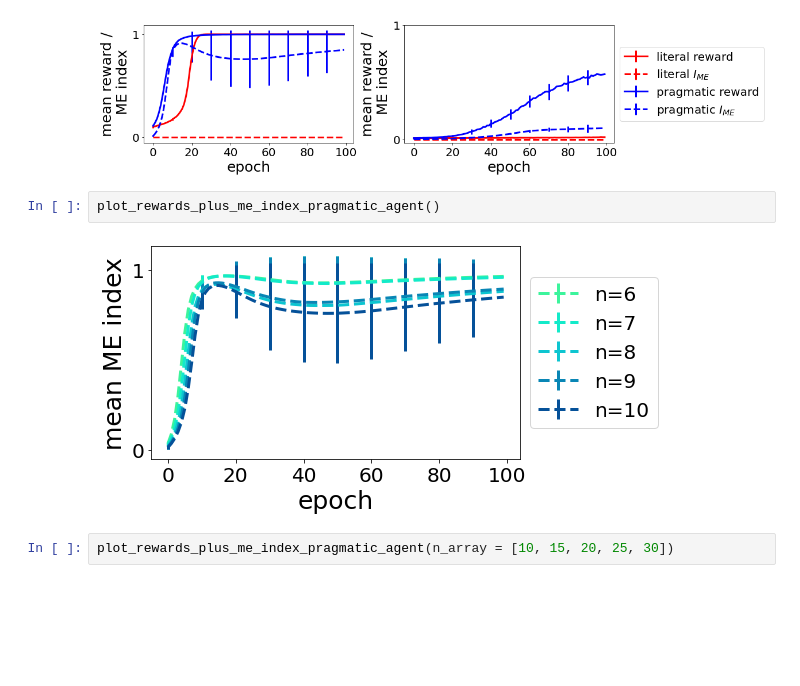
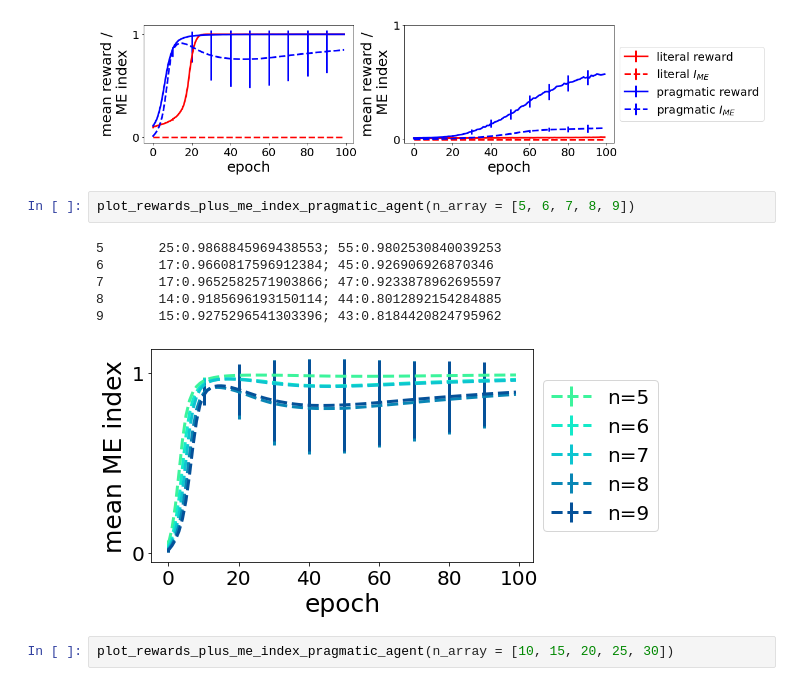
Before and after one commit to alv1nn/bilingual_agents_me_bias, a Jupyter notebook: ME_bias/plot_ME_bias_bilingual.ipynb, the cells around one changed output. Cells and saved outputs as stored; diff of their text form; blank space fills up the shorter version.

```diff
--- a/ME_bias/plot_ME_bias_bilingual.ipynb
+++ b/ME_bias/plot_ME_bias_bilingual.ipynb
@@ -152,10 +152,15 @@ plot_rewards_plus_me_index_single_agent(n_ranges = [26, 100])
 plot_rewards_plus_me_index_single_agent(n_array = [10, 100], n_ranges = [100, 100])
 # %% [output]
 [figure]
-# %%
-plot_rewards_plus_me_index_pragmatic_agent()
-# %% [output]
-[figure, removed]
+# %%
+plot_rewards_plus_me_index_pragmatic_agent(n_array = [5, 6, 7, 8, 9])
+# %% [output]
+5       25:0.9868845969438553; 55:0.9802530840039253
+6       17:0.9660817596912384; 45:0.926906926870346
+7       17:0.9652582571903866; 47:0.9233878962695597
+8       14:0.9185696193150114; 44:0.8012892154284885
+9       15:0.9275296541303396; 43:0.8184420824795962
+[figure, added]
 # %%
 plot_rewards_plus_me_index_pragmatic_agent(n_array = [10, 15, 20, 25, 30])
 # %% [output]
```
Also changed, not shown: parts of 5 cells of this notebook, 1 other file.
